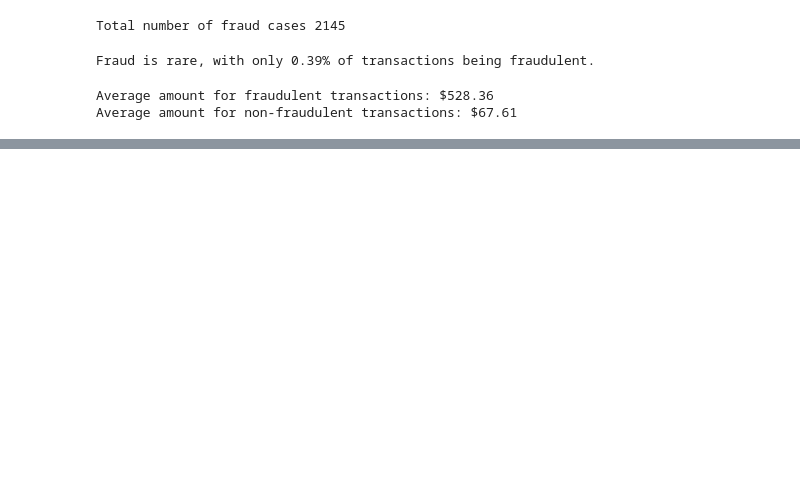
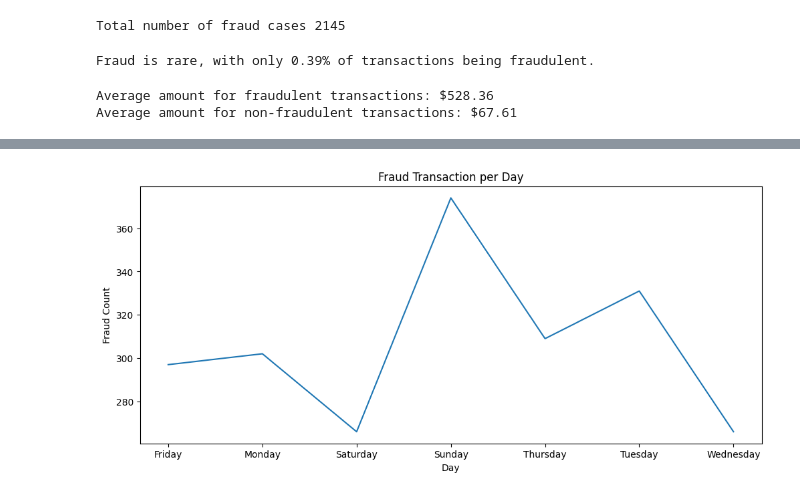
Before and after one commit to zairahussain27/AI-Fraud-Detection-Risk-Intelligence-System, a Jupyter notebook: notebooks/02_data_understanding.ipynb, the cells around one changed output, grey strips where cells are left out. Saved outputs shown, nothing was run; the diff lists cells and outputs as text; code cells hidden in the pictures; blank space fills up the shorter version.

```diff
--- a/notebooks/02_data_understanding.ipynb
+++ b/notebooks/02_data_understanding.ipynb
@@ -37,0 +80,10 @@ Average amount for non-fraudulent transactions: $67.61
+# %%
+fraud_day = trans_df[trans_df['is_fraud']==1].groupby('trans_day').size()
+
+fraud_day.plot(figsize=(12,5))
+plt.title("Fraud Transaction per Day")
+plt.xlabel("Day")
+plt.ylabel("Fraud Count")
+plt.show()
+# %% [output]
+[figure, added]
```
Also changed, not shown: parts of 9 cells of this notebook.
